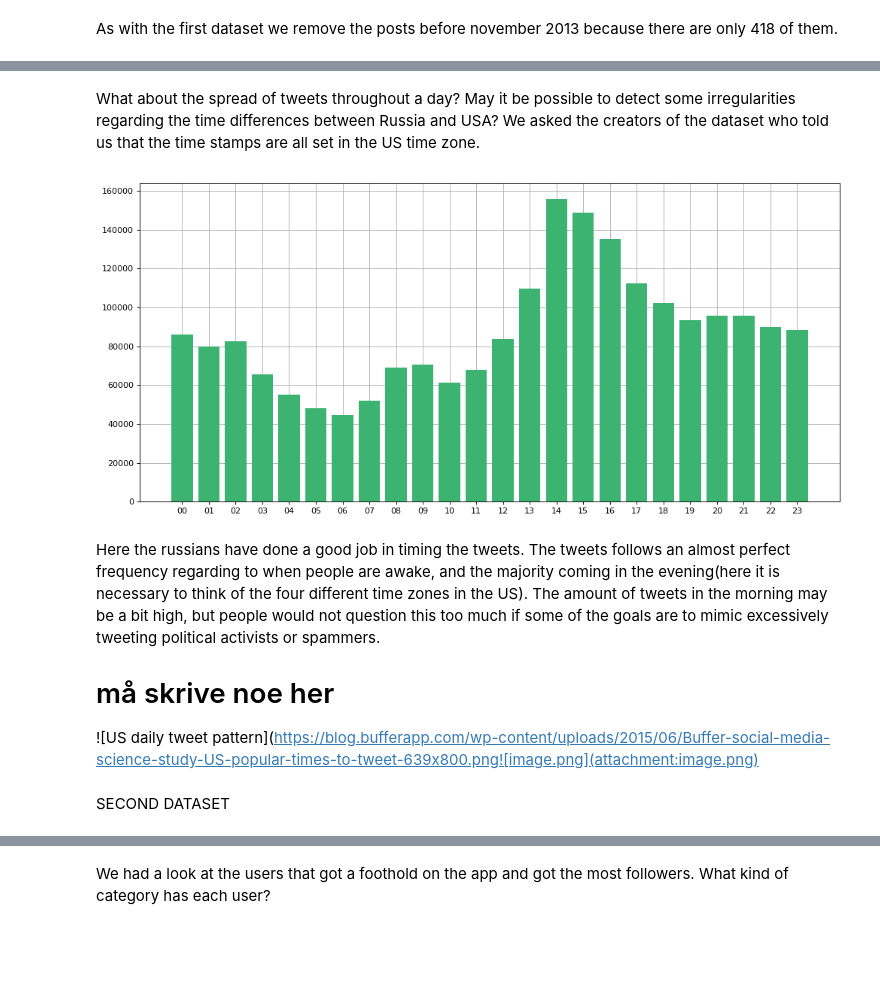
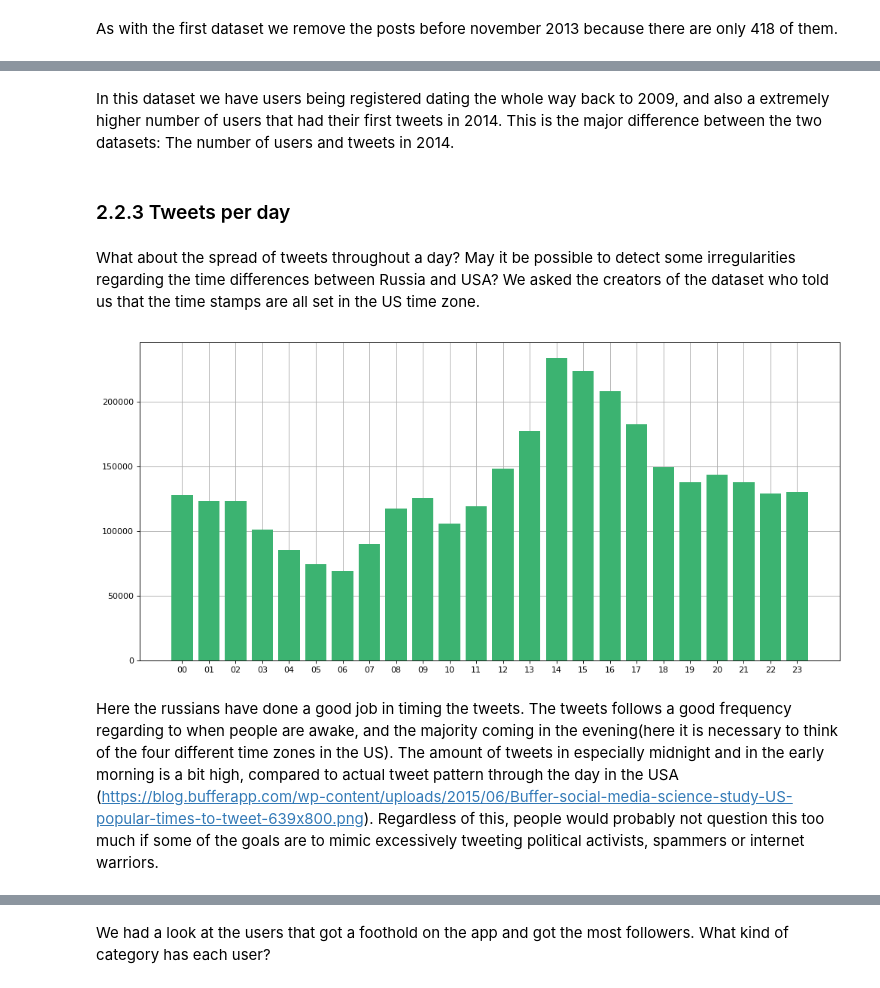
Before and after one commit to haakonms/ADAproject, a Jupyter notebook: Milestone3-Grini-Copy1.ipynb, the cells around one changed output, grey strips where cells are left out. Drawn from its saved outputs; the diff is of its cells as text; code cells hidden in the pictures; blank space fills up the shorter version.

```diff
--- a/Milestone3-Grini-Copy1.ipynb
+++ b/Milestone3-Grini-Copy1.ipynb
@@ -412,19 +508,17 @@ py.iplot(fig, filename = 'styled_table')
+# %% [markdown]
+In this dataset we have users being registered dating the whole way back to 2009, and also a extremely higher number of users that had their first tweets in 2014. This is the major difference between the two datasets: The number of users and tweets in 2014.
+# %% [markdown]
+### 2.2.3 Tweets per day
 # %% [markdown]
 What about the spread of tweets throughout a day? May it be possible to detect some irregularities regarding the time differences between Russia and USA? We asked the creators of the dataset who told us that the time stamps are all set in the US time zone.
 # %%
-data1_time_of_day = data1_timesorted["publish_date"].map(lambda x: str(x)[11:13])
-data1_only_days = data1_time_of_day.value_counts().sort_index()
+data2_time_of_day = data2_timesorted["tweet_time"].map(lambda x: str(x)[11:13])
+data2_only_days = data2_time_of_day.value_counts().sort_index()
 
 figure(num=None, figsize=(15, 7), dpi=80, facecolor='w', edgecolor='k')
-plt.bar(data1_only_days.index, data1_only_days, color = "#3CB371", align="center", zorder=3)
+plt.bar(data2_only_days.index, data2_only_days, color = "#3CB371", align="center", zorder=3)
 plt.grid(zorder=0)
 # %% [output]
-[figure, old version]
+[figure, new version]
 # %% [markdown]
-Here the russians have done a good job in timing the tweets. The tweets follows an almost perfect frequency regarding to when people are awake, and the majority coming in the evening(here it is necessary to think of the four different time zones in the US). The amount of tweets in the morning may be a bit high, but people would not question this too much if some of the goals are to mimic excessively tweeting political activists or spammers.
-
-# må skrive noe her
-
-![US daily tweet pattern](https://blog.bufferapp.com/wp-content/uploads/2015/06/Buffer-social-media-science-study-US-popular-times-to-tweet-639x800.png![image.png](attachment:image.png)
+Here the russians have done a good job in timing the tweets. The tweets follows a good frequency regarding to when people are awake, and the majority coming in the evening(here it is necessary to think of the four different time zones in the US). The amount of tweets in especially midnight and in the early morning is a bit high, compared to actual tweet pattern through the day in the USA (https://blog.bufferapp.com/wp-content/uploads/2015/06/Buffer-social-media-science-study-US-popular-times-to-tweet-639x800.png). Regardless of this, people would probably not question this too much if some of the goals are to mimic excessively tweeting political activists, spammers or internet warriors.
-# %% [markdown]
-SECOND DATASET
```
Also changed, not shown: parts of 70 cells of this notebook.
